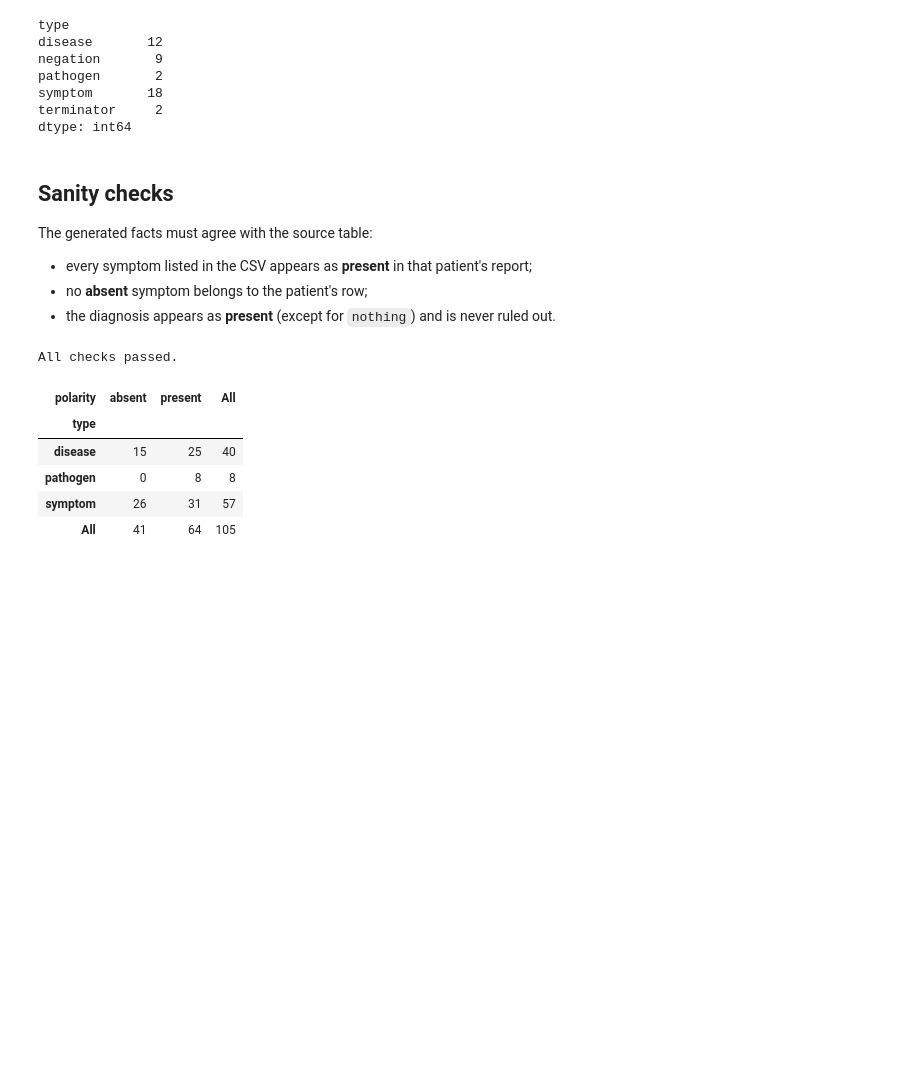
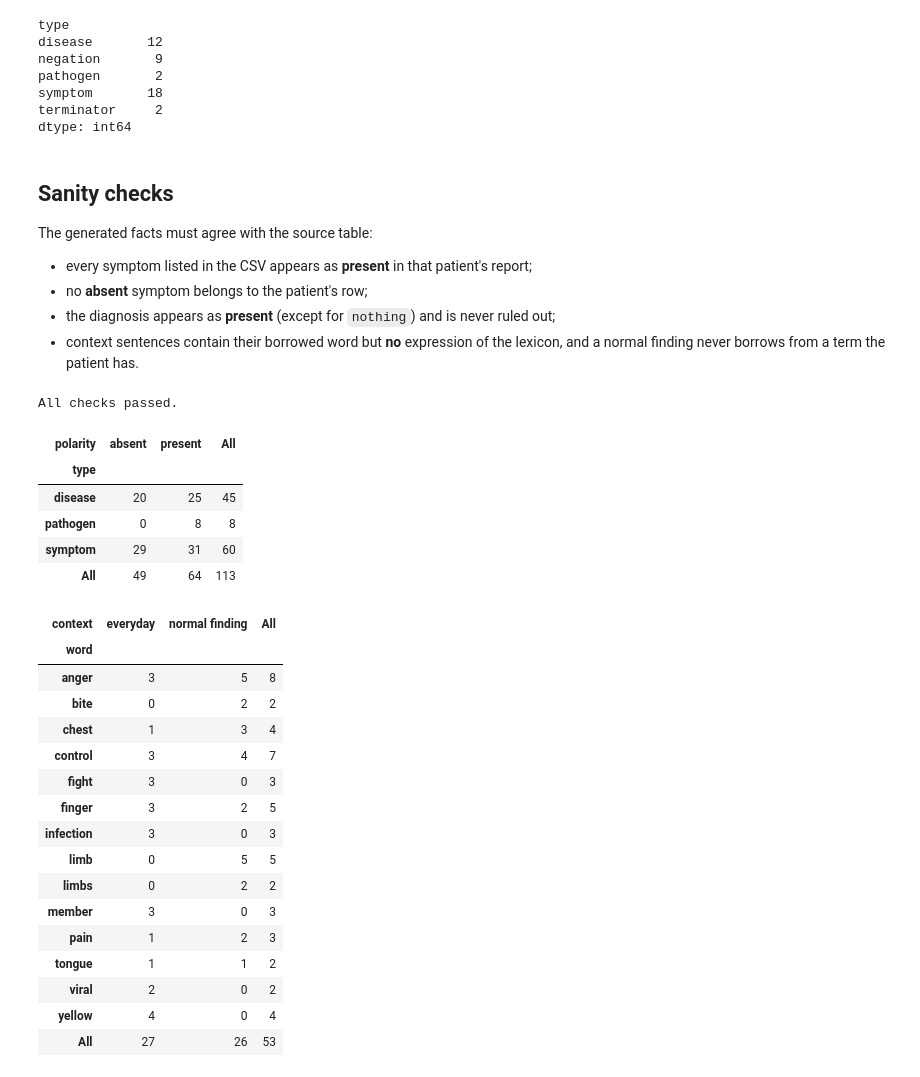
Before and after one commit to santanche/nlp2learn, a Jupyter notebook: embeddings/zombie-vectors/01_generate_reports.ipynb, the cells around one changed output. Saved outputs shown, nothing was run; the diff lists cells and outputs as text; code cells hidden in the pictures; blank space fills up the shorter version.

Commit message:
embeddings: second version - diversified context

```diff
--- a/embeddings/zombie-vectors/01_generate_reports.ipynb
+++ b/embeddings/zombie-vectors/01_generate_reports.ipynb
@@ -232,6 +311,7 @@ mentioned in the sentence (surface form, canonical name, type, polarity). Random
 `(SEED, row, variant)`, so re-running reproduces exactly the same reports.
 # %%
-SECTIONS = ["Presentation", "Negative Findings", "Laboratory Analysis", "Clinical History", "Assessment"]
+SECTIONS = ["Presentation", "General Examination", "Negative Findings", "Laboratory Analysis",
+            "Clinical History", "Social History", "Assessment"]
 
 def slugify(name):
     return re.sub(r"[^a-z0-9]+", "-", name.lower()).strip("-")
@@ -248,7 +328,11 @@ def mention(rng, templates, canonical, kind, polarity):
     else:
         surface = canonical
     sentence = fill(rng.choice(templates), surface)
-    return sentence, [{"surface": surface, "canonical": canonical, "type": kind, "polarity": polarity}]
+    return sentence, [{"surface": surface, "canonical": canonical, "type": kind, "polarity": polarity}], []
+
+def context(sentence, word, family):
+    """A context sentence: no fact, only the borrowed word and the family of its context."""
+    return sentence, [], [{"word": word, "context": family}]
 
 def sample_k(rng, population, k_range, weights=None):
     k = min(rng.randint(*k_range), len(population))
@@ -268,6 +352,11 @@ def generate_report(row, index, variant):
     for s in present:
         items.append(("Presentation", *mention(rng, SYMPTOM_PRESENT, s, "symptom", "present")))
 
+    diagnosis = row["Diagnosis"]
+    healthy = [t for t in NORMAL_FINDINGS if t not in present and t not in (diagnosis, row["Previous Diagnosis"])]
+    for t in sample_k(rng, healthy, N_NORMAL_FINDINGS):
+        items.append(("General Examination", *context(*rng.choice(NORMAL_FINDINGS[t]), "normal finding")))
+
     candidates = [s for s in ALL_SYMPTOMS if s not in present]
     for s in sample_k(rng, candidates, N_ABSENT_SYMPTOMS):
         items.append(("Negative Findings", *mention(rng, SYMPTOM_ABSENT, s, "symptom", "absent")))
@@ -275,19 +364,21 @@ def generate_report(row, index, variant):
     if row["Blood Analysis"]:
         items.append(("Laboratory Analysis", *mention(rng, LAB_PRESENT, row["Blood Analysis"], "pathogen", "present")))
     else:
-        items.append(("Laboratory Analysis", rng.choice(LAB_ABSENT), []))
+        items.append(("Laboratory Analysis", rng.choice(LAB_ABSENT), [], []))
 
-    diagnosis = row["Diagnosis"]
     if row["Previous Diagnosis"]:
         items.append(("Clinical History", *mention(rng, HISTORY_PRESENT, row["Previous Diagnosis"], "disease", "present")))
     elif rng.random() < 0.5:
-        items.append(("Clinical History", rng.choice(HISTORY_EMPTY), []))
+        items.append(("Clinical History", rng.choice(HISTORY_EMPTY), [], []))
     else:
         denied = rng.choice([d for d in ALL_DISEASES if d != diagnosis])
         items.append(("Clinical History", *mention(rng, HISTORY_ABSENT, denied, "disease", "absent")))
 
+    for sentence, word in sample_k(rng, EVERYDAY, N_EVERYDAY):
+        items.append(("Social History", *context(sentence, word, "everyday")))
+
     if diagnosis == NO_DISEASE:
-        items.append(("Assessment", rng.choice(DIAGNOSIS_NONE), []))
+        items.append(("Assessment", rng.choice(DIAGNOSIS_NONE), [], []))
     else:
         items.append(("Assessment", *mention(rng, DIAGNOSIS_PRESENT, diagnosis, "disease", "present")))
 
@@ -301,7 +392,7 @@ def generate_report(row, index, variant):
 def render_markdown(report_id, name, items):
     lines = ["# Zombie Clinical Report", "", f"**Case ID:** {report_id}", f"**Patient:** {name}"]
     for section in SECTIONS:
-        sentences = [sentence for sec, sentence, _ in items if sec == section]
+        sentences = [sentence for sec, sentence, _, _ in items if sec == section]
         if sentences:
             lines += ["", f"## {section}", " ".join(sentences)]
     return "\n".join(lines) + "\n"
@@ -310,7 +401,7 @@ REPORTS_DIR.mkdir(exist_ok=True)
 for old_file in REPORTS_DIR.glob("*.md"):
     old_file.unlink()
 
-sentence_rows, annotation_rows = [], []
+sentence_rows, annotation_rows, context_rows = [], [], []
 
 for index, row in patients.iterrows():
     for variant in range(1, VARIANTS_PER_PATIENT + 1):
@@ -322,23 +413,28 @@ for index, row in patients.iterrows():
 
         items = generate_report(row, index + 1, variant)
 
-        for n, (section, sentence, facts) in enumerate(items, start=1):
+        for n, (section, sentence, facts, words) in enumerate(items, start=1):
             sentence_id = f"{report_id}-S{n:02d}"
             sentence_rows.append({"report_id": report_id, "section": section,
                                   "sentence_id": sentence_id, "sentence": sentence})
             for fact in facts:
                 annotation_rows.append({"report_id": report_id, "sentence_id": sentence_id, **fact})
+            for word in words:
+                context_rows.append({"report_id": report_id, "sentence_id": sentence_id, **word})
 
         (REPORTS_DIR / f"{file_name}.md").write_text(render_markdown(report_id, row["Name"], items))
 
 sentences = pd.DataFrame(sentence_rows)
 annotations = pd.DataFrame(annotation_rows)
+context_words = pd.DataFrame(context_rows, columns=["report_id", "sentence_id", "word", "context"])
 
 sentences.to_csv(SENTENCES_FILE, index=False)
 annotations.to_csv(ANNOTATIONS_FILE, index=False)
+context_words.to_csv(CONTEXT_WORDS_FILE, index=False)
 
 print(f"Generated {sentences['report_id'].nunique()} reports in {REPORTS_DIR}/")
 print(f"Saved {len(sentences)} sentences to {SENTENCES_FILE}")
 print(f"Saved {len(annotations)} annotated facts to {ANNOTATIONS_FILE}")
+print(f"Saved {len(context_words)} borrowed words to {CONTEXT_WORDS_FILE}")
 # %% [output]
 Generated 19 reports in reports/
@@ -377,7 +474,9 @@ The generated facts must agree with the source table:
 
 * every symptom listed in the CSV appears as **present** in that patient's report;
 * no **absent** symptom belongs to the patient's row;
-* the diagnosis appears as **present** (except for `nothing`) and is never ruled out.
+* the diagnosis appears as **present** (except for `nothing`) and is never ruled out;
+* context sentences contain their borrowed word but **no** expression of the lexicon, and a normal
+  finding never borrows from a term the patient has.
 # %%
 for index, row in patients.iterrows():
     for report_id, facts in annotations[annotations["report_id"].str.startswith(f"ZH-{index + 1:03d}")].groupby("report_id"):
@@ -400,14 +514,34 @@ print("All checks passed.")
 All checks passed.
 # %%
 # Balance of the facts: how many present / absent mentions of each type.
-pd.crosstab(annotations["type"], annotations["polarity"], margins=True)
+display(pd.crosstab(annotations["type"], annotations["polarity"], margins=True))
+
+# Borrowed words in context sentences.
+pd.crosstab(context_words["word"], context_words["context"], margins=True)
 # %% [output]
 | polarity | absent | present | All |
 | type |  |  |  |
-| disease | 15 | 25 | 40 |
+| disease | 20 | 25 | 45 |
 | pathogen | 0 | 8 | 8 |
-| symptom | 26 | 31 | 57 |
-| All | 41 | 64 | 105 |
+| symptom | 29 | 31 | 60 |
+| All | 49 | 64 | 113 |
+| context | everyday | normal finding | All |
+| word |  |  |  |
+| anger | 3 | 5 | 8 |
+| bite | 0 | 2 | 2 |
+| chest | 1 | 3 | 4 |
+| control | 3 | 4 | 7 |
+| fight | 3 | 0 | 3 |
+| finger | 3 | 2 | 5 |
+| infection | 3 | 0 | 3 |
+| limb | 0 | 5 | 5 |
+| limbs | 0 | 2 | 2 |
+| member | 3 | 0 | 3 |
+| pain | 1 | 2 | 3 |
+| tongue | 1 | 1 | 2 |
+| viral | 2 | 0 | 2 |
+| yellow | 4 | 0 | 4 |
+| All | 27 | 26 | 53 |
 # %%
 # Two example reports.
 for path in sorted(REPORTS_DIR.glob("*.md"))[:2]:
```
Also changed, not shown: parts of 9 cells of this notebook, 25 other files.
